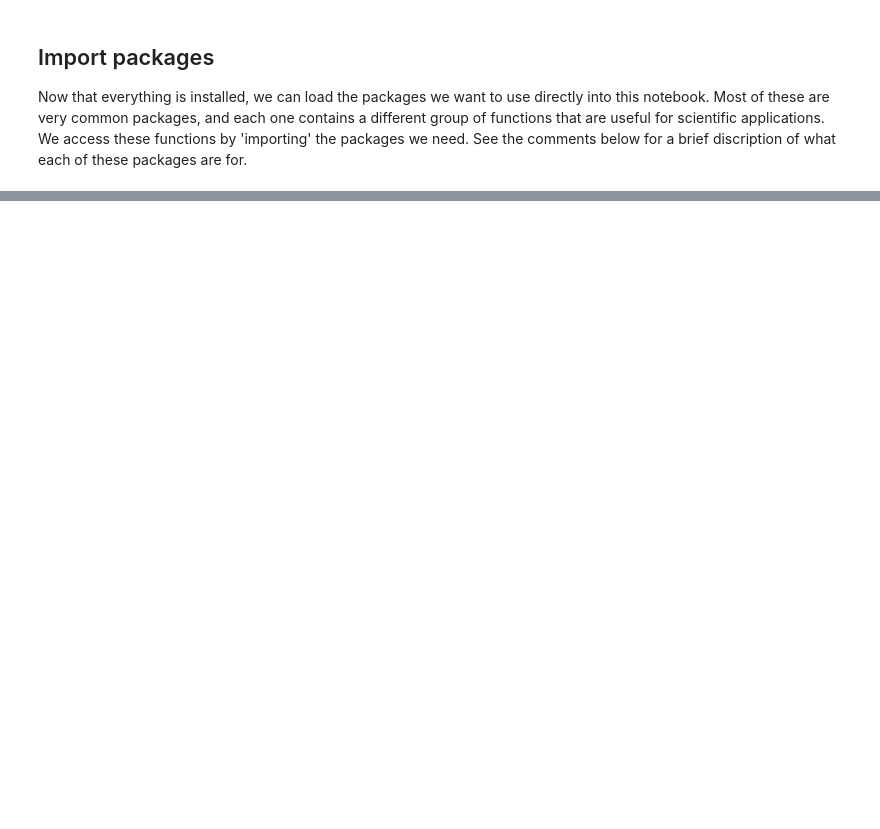
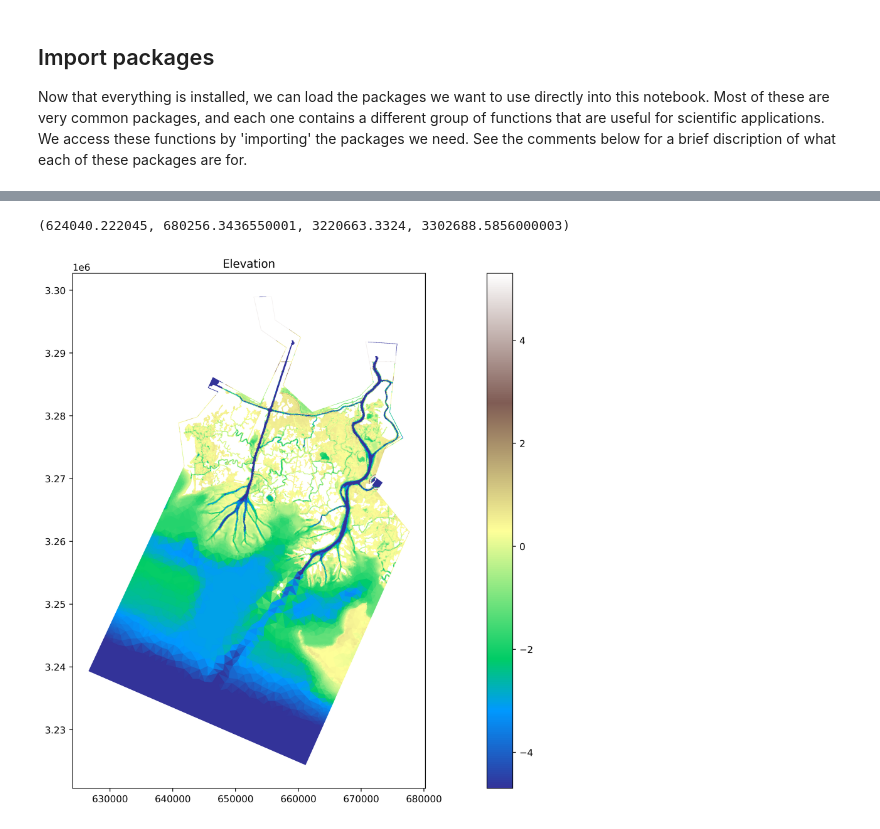
Before and after one commit to ornldaac/deltax_workshop_2022, a Jupyter notebook: WLAD_Model/WLAD_Notebook.ipynb, the cells around one changed output, grey strips where cells are left out. Drawn from its saved outputs; the diff is of its cells as text; code cells hidden in the pictures; blank space fills up the shorter version.

```diff
--- a/WLAD_Model/WLAD_Notebook.ipynb
+++ b/WLAD_Model/WLAD_Notebook.ipynb
@@ -515,0 +167,11 @@ Once the above code has been run, you can view the animation by opening the file
+# %%
+msl = 0.3
+fig = plt.figure(figsize=(10, 10), dpi=400, facecolor='w', edgecolor='k')
+plt.tripcolor(dplotter.triang, facecolors=dplotter.elev,
+              vmax=msl+5, vmin=msl-5, cmap='terrain')
+plt.colorbar();
+plt.title("Elevation");
+plt.axis('scaled')
+# %% [output]
+(624040.222045, 680256.3436550001, 3220663.3324, 3302688.5856000003)
+[figure, added]
```
Also changed, not shown: parts of 51 cells of this notebook, 1 other file.
